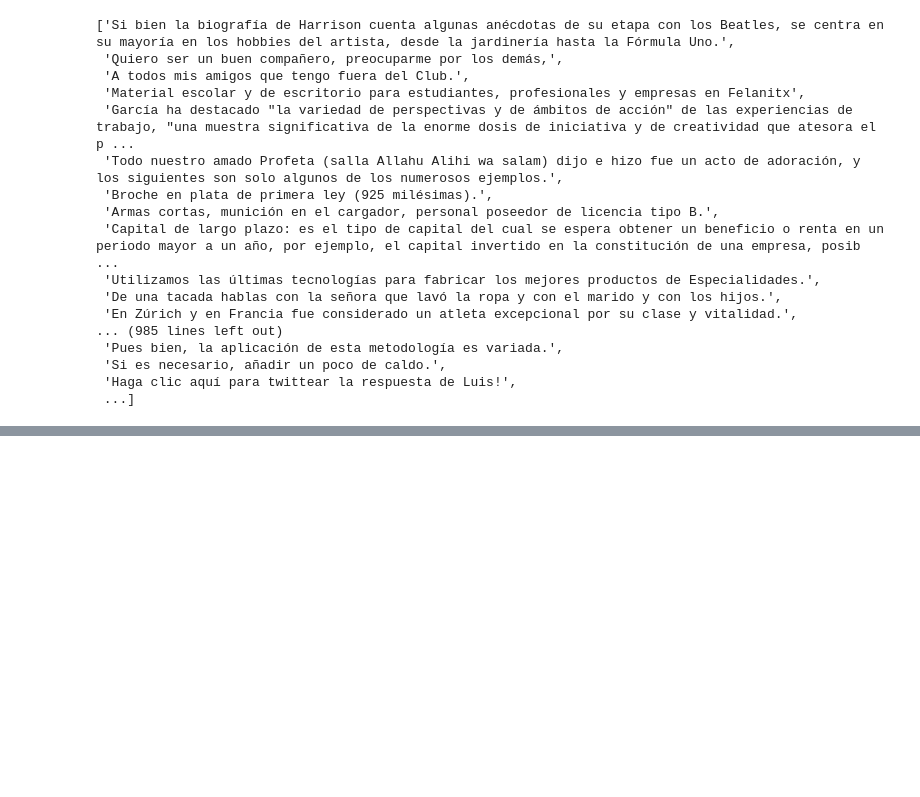
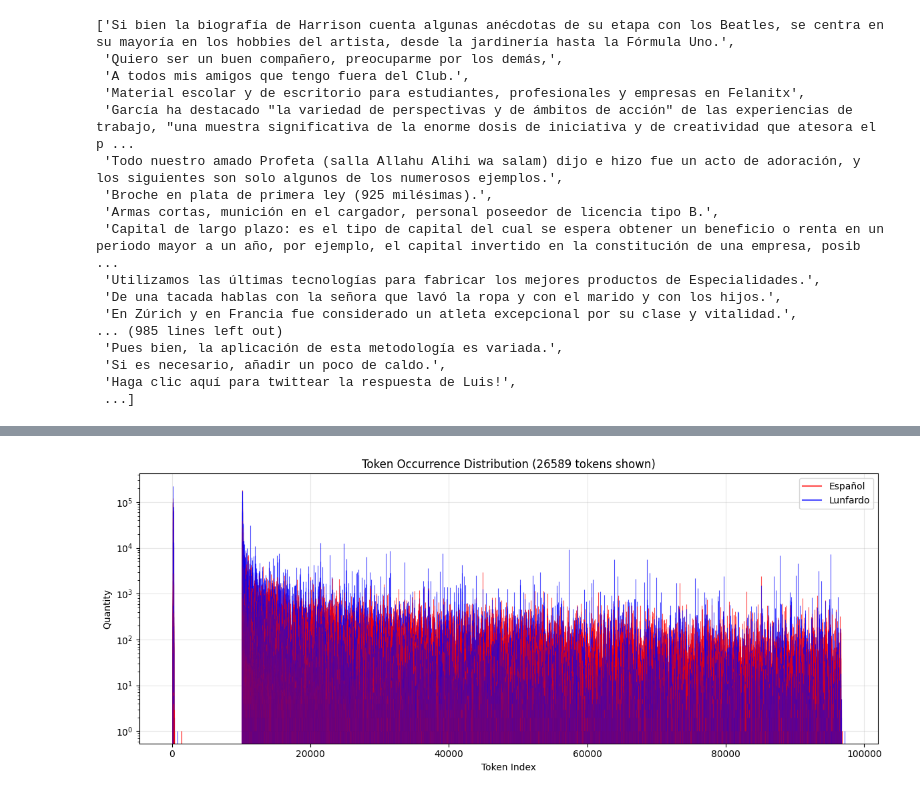
Before and after one commit to aaronbernal28/lunfardo-translator, a Jupyter notebook: codebase/noteboooks/explotation.ipynb, the cells around one changed output, grey strips where cells are left out. Cells and saved outputs as stored; diff of their text form; code cells hidden in the pictures; blank space fills up the shorter version.

```diff
--- a/codebase/noteboooks/explotation.ipynb
+++ b/codebase/noteboooks/explotation.ipynb
@@ -333,0 +392,87 @@ data_sampled['spanish'].to_list()
+# %%
+from collections import Counter
+
+def plot_token_occurrence(row1, row2, tokenizer, log=False, min_count=1, max_tokens=None):
+    """
+    Plot the occurrence of each token using vertical lines.
+
+    Parameters:
+    - row1, row2: pandas Series with text data
+    - tokenizer: tokenizer object with vocab_size attribute and encode method
+    - log: bool, whether to use log scale for y-axis
+    - min_count: int, minimum count to display (filters rare tokens)
+    - max_tokens: int, maximum number of tokens to display (most frequent)
+    """
+
+    # Initialize token counters
+    token_counter_es = Counter()
+    token_counter_lf = Counter()
+
+    # Count tokens in row1 (Español)
+    for txt in row1:
+        if isinstance(txt, str):
+            tokens = tokenizer.encode(txt, truncation=True)
+            token_counter_es.update(tokens)
+
+    # Count tokens in row2 (Lunfardo)
+    for txt in row2:
+        if isinstance(txt, str):
+            tokens = tokenizer.encode(txt, truncation=True)
+            token_counter_lf.update(tokens)
+
+    # Get all unique tokens
+    all_tokens = set(token_counter_es.keys()) | set(token_counter_lf.keys())
+
+    # Filter tokens by minimum count
+    if min_count > 1:
+        all_tokens = {token for token in all_tokens
+                     if token_counter_es[token] + token_counter_lf[token] >= min_count}
+
+    # Sort tokens and limit if specified
+    sorted_tokens = sorted(all_tokens)
+    if max_tokens:
+        # Get top tokens by total frequency
+        token_totals = [(token, token_counter_es[token] + token_counter_lf[token])
+                       for token in sorted_tokens]
+        token_totals.sort(key=lambda x: x[1], reverse=True)
+        sorted_tokens = [token for token, _ in token_totals[:max_tokens]]
+        sorted_tokens.sort()  # Sort by token index for x-axis
+
+    # Prepare data for plotting
+    x_positions = sorted_tokens
+    y_es = [token_counter_es[token] for token in sorted_tokens]
+    y_lf = [token_counter_lf[token] for token in sorted_tokens]
+
+    # Create the plot
+    plt.figure(figsize=(12, 5))
+
+    # Plot vertical lines
+    for i, token_id in enumerate(x_positions):
+        if y_es[i] > 0:
+            plt.vlines(token_id, 0, y_es[i], colors='red', alpha=0.7, linewidth=0.8)
+        if y_lf[i] > 0:
+            plt.vlines(token_id, 0, y_lf[i], colors='blue', alpha=0.7, linewidth=0.8)
+
+    # Add custom legend
+    from matplotlib.lines import Line2D
+    legend_elements = [Line2D([0], [0], color='red', alpha=0.7, label='Español'),
+                      Line2D([0], [0], color='blue', alpha=0.7, label='Lunfardo')]
+    plt.legend(handles=legend_elements)
+
+    # Set labels and scale
+    plt.xlabel("Token Index")
+    plt.ylabel("Quantity")
+    if log:
+        plt.yscale('log')
+
+    # Set title
+    total_tokens = len(sorted_tokens)
+    plt.title(f"Token Occurrence Distribution ({total_tokens} tokens shown)")
+
+    plt.grid(True, alpha=0.3)
+    plt.tight_layout()
+    plt.show()
+
+plot_token_occurrence(data['spanish'], data['lunfardo'], tokenizer, log=True)
+# %% [output]
+[figure, added]
```
Also changed, not shown: parts of 15 cells of this notebook, 1 other file.
